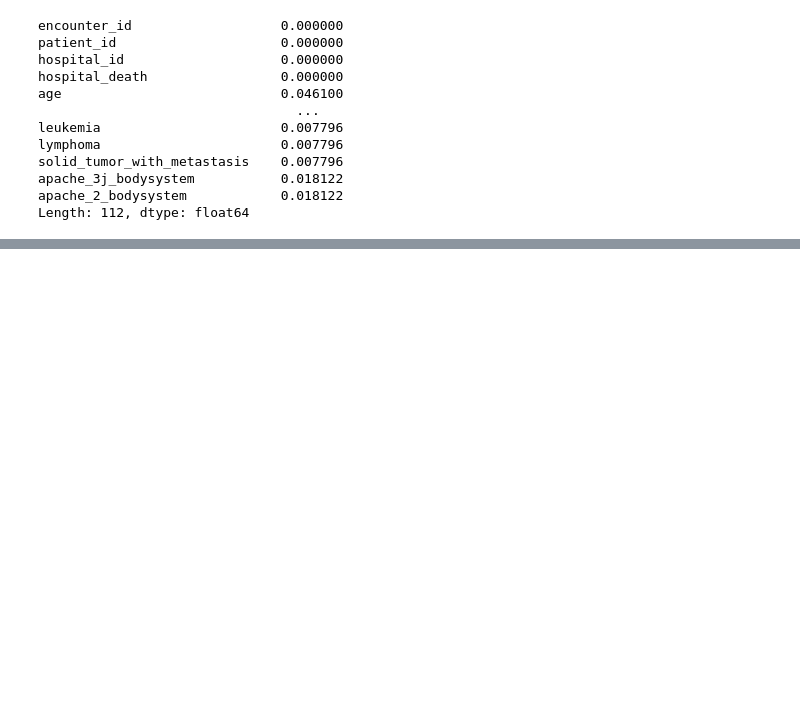
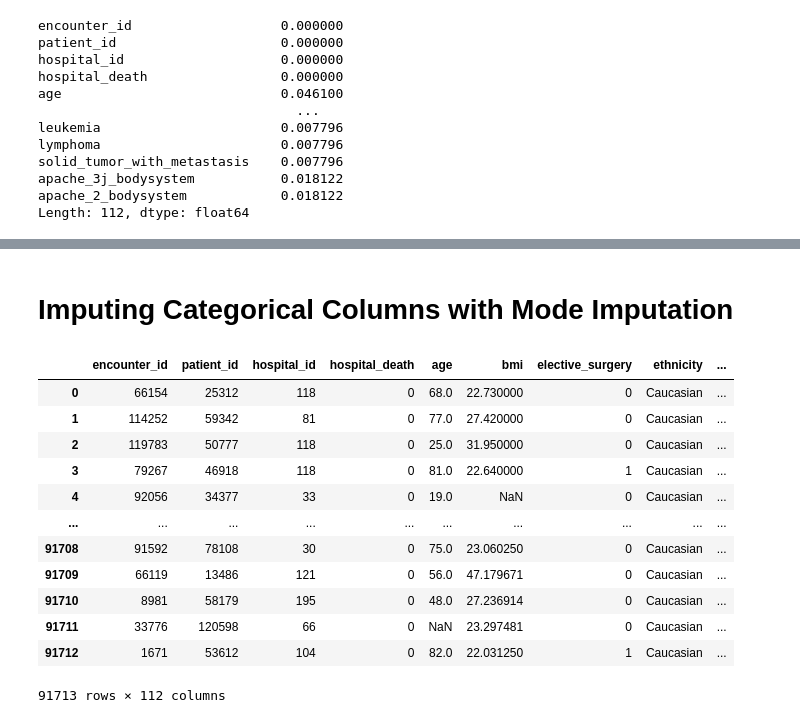
Before and after one commit to BVishal-Geek/Patient-Survival-Prediction---Dash-Visualization, a Jupyter notebook: src/main1.ipynb, the cells around one changed output, grey strips where cells are left out. Drawn from its saved outputs; the diff is of its cells as text; code cells hidden in the pictures; blank space fills up the shorter version.

```diff
--- a/src/main1.ipynb
+++ b/src/main1.ipynb
@@ -100,10 +100,0 @@ for cols in df_dropped.columns:
-# %%
-numeric_columns = df_dropped.select_dtypes(include=['int', 'float']).columns
-
-# Iterate through numeric columns and plot box plots
-for column in numeric_columns:
-    plt.figure(figsize=(8, 6))
-    df.boxplot(column=column)
-    plt.title(f'Box Plot of {column}')
-    plt.ylabel('Value')
-    plt.show()
@@ -123,0 +101,7 @@ for column in numeric_columns:
+# %% [markdown]
+# Imputing Categorical Columns with Mode Imputation
+# %%
+Categorical = []
+for cols in df_dropped.columns:
+    if df_dropped[cols].dtype == 'object':
+        Categorical.append(cols)
@@ -123,0 +112,16 @@ for column in numeric_columns:
+# %%
+df_dropped
+# %% [output]
+|  | encounter_id | patient_id | hospital_id | hospital_death | age | bmi | elective_surgery | ethnicity | ... |
+| 0 | 66154 | 25312 | 118 | 0 | 68.0 | 22.730000 | 0 | Caucasian | ... |
+| 1 | 114252 | 59342 | 81 | 0 | 77.0 | 27.420000 | 0 | Caucasian | ... |
+| 2 | 119783 | 50777 | 118 | 0 | 25.0 | 31.950000 | 0 | Caucasian | ... |
+| 3 | 79267 | 46918 | 118 | 0 | 81.0 | 22.640000 | 1 | Caucasian | ... |
+| 4 | 92056 | 34377 | 33 | 0 | 19.0 | NaN | 0 | Caucasian | ... |
+| ... | ... | ... | ... | ... | ... | ... | ... | ... | ... |
+| 91708 | 91592 | 78108 | 30 | 0 | 75.0 | 23.060250 | 0 | Caucasian | ... |
+| 91709 | 66119 | 13486 | 121 | 0 | 56.0 | 47.179671 | 0 | Caucasian | ... |
+| 91710 | 8981 | 58179 | 195 | 0 | 48.0 | 27.236914 | 0 | Caucasian | ... |
+| 91711 | 33776 | 120598 | 66 | 0 | NaN | 23.297481 | 0 | Caucasian | ... |
+| 91712 | 1671 | 53612 | 104 | 0 | 82.0 | 22.031250 | 1 | Caucasian | ... |
+91713 rows × 112 columns
```
Also changed, not shown: parts of 15 cells of this notebook.
